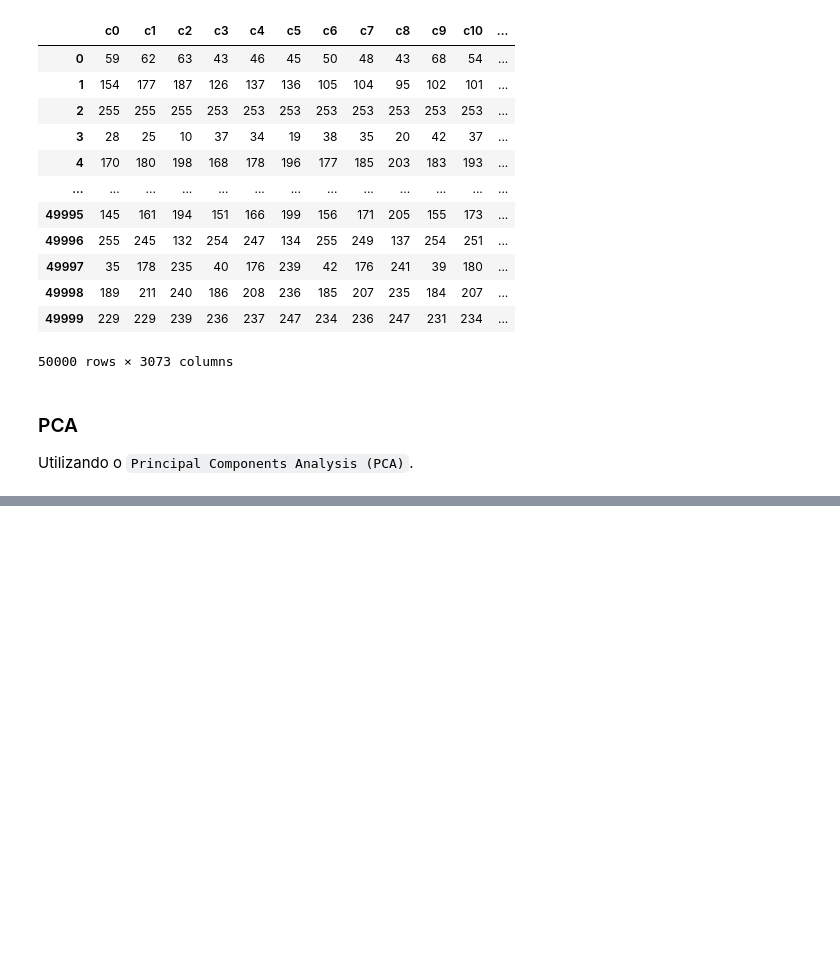
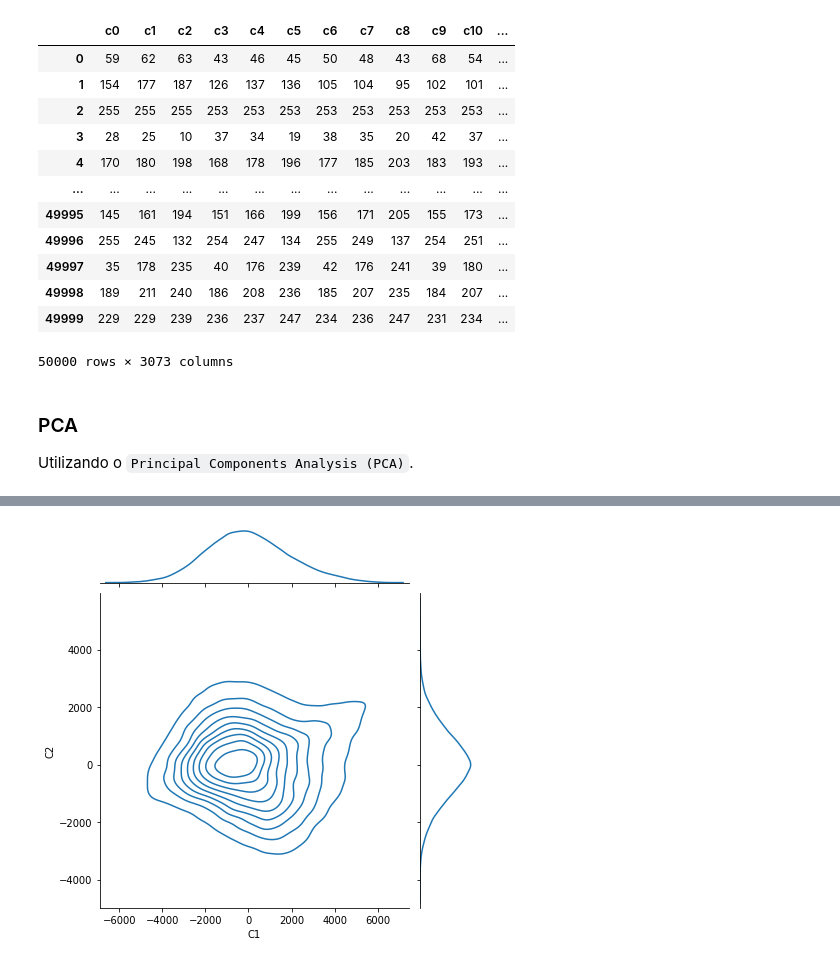
Before and after one commit to Le4o/topicos-avancados-ic, a Jupyter notebook: reducao_de_dimensionalidade_keras.ipynb, the cells around one changed output, grey strips where cells are left out. Cells and saved outputs as stored; diff of their text form; code cells hidden in the pictures; blank space fills up the shorter version.

```diff
--- a/reducao_de_dimensionalidade_keras.ipynb
+++ b/reducao_de_dimensionalidade_keras.ipynb
@@ -107,0 +155,5 @@ array([[-1632.25949567,   695.90488118],
+# %%
+sns.jointplot(data=df_pca, x='C1', y='C2', kind = 'kde')
+plt.show()
+# %% [output]
+[figure, added]
```
Also changed, not shown: parts of 6 cells of this notebook.
